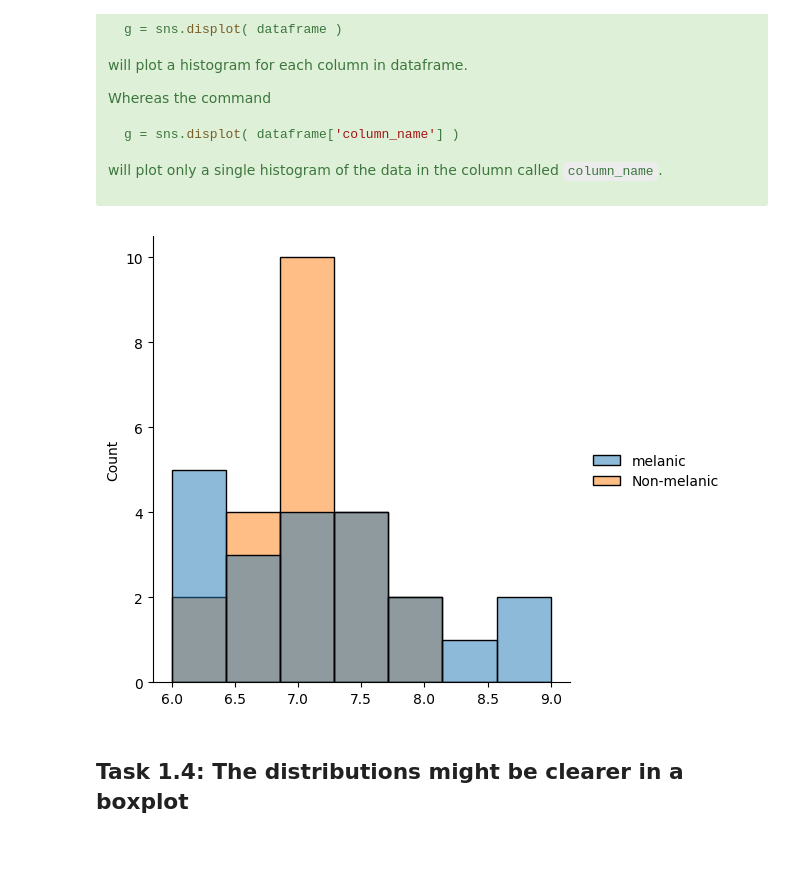
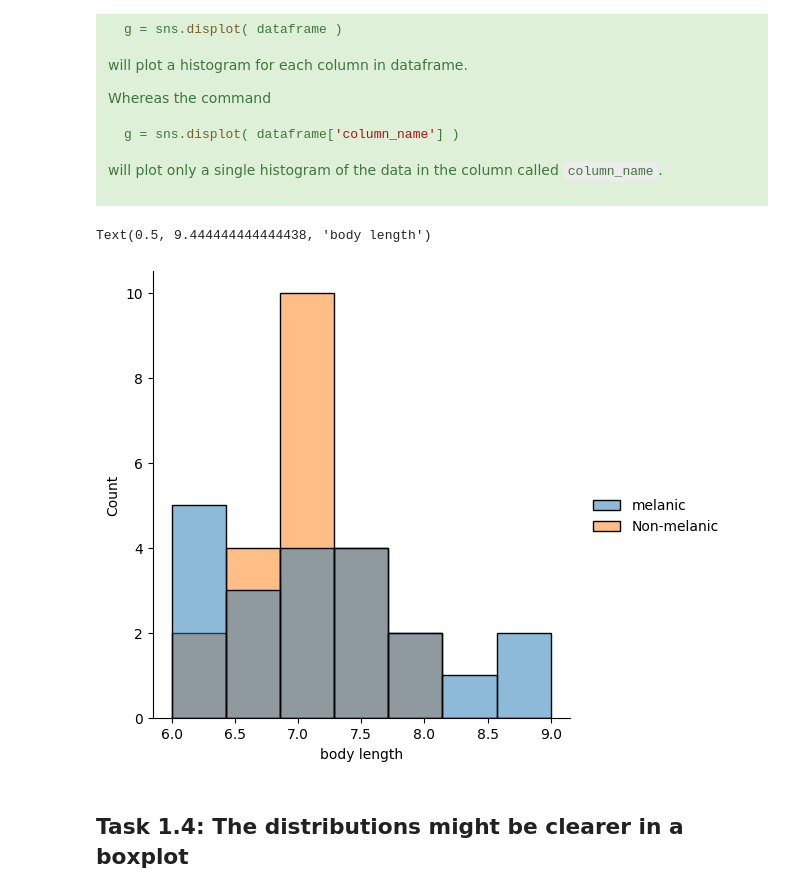
Before and after one commit to ZakarY2HM6f/Variation1, a Jupyter notebook: Ladybird Analysis Notebooks/Ladybird Analysis 2 - Comparing population means.ipynb, the cells around one changed output. Cells and saved outputs as stored; diff of their text form; code cells hidden in the pictures; blank space fills up the shorter version.

```diff
--- a/Ladybird Analysis Notebooks/Ladybird Analysis 2 - Comparing population means.ipynb
+++ b/Ladybird Analysis Notebooks/Ladybird Analysis 2 - Comparing population means.ipynb
@@ -86,6 +86,8 @@ will plot only a single histogram of the data in the column called `column_name`
 </div>
 # %%
 # annotated histograms of melanic and non-melanic ladybird sizes
-g = sns.displot(ladybirds)
+f = sns.displot(ladybirds)
+f.ax.set_xlabel("body length")
 # %% [output]
+Text(0.5, 9.444444444444438, 'body length')
-[figure, old version]
+[figure, new version]
```
Also changed, not shown: parts of 3 cells of this notebook, 2 other files.
